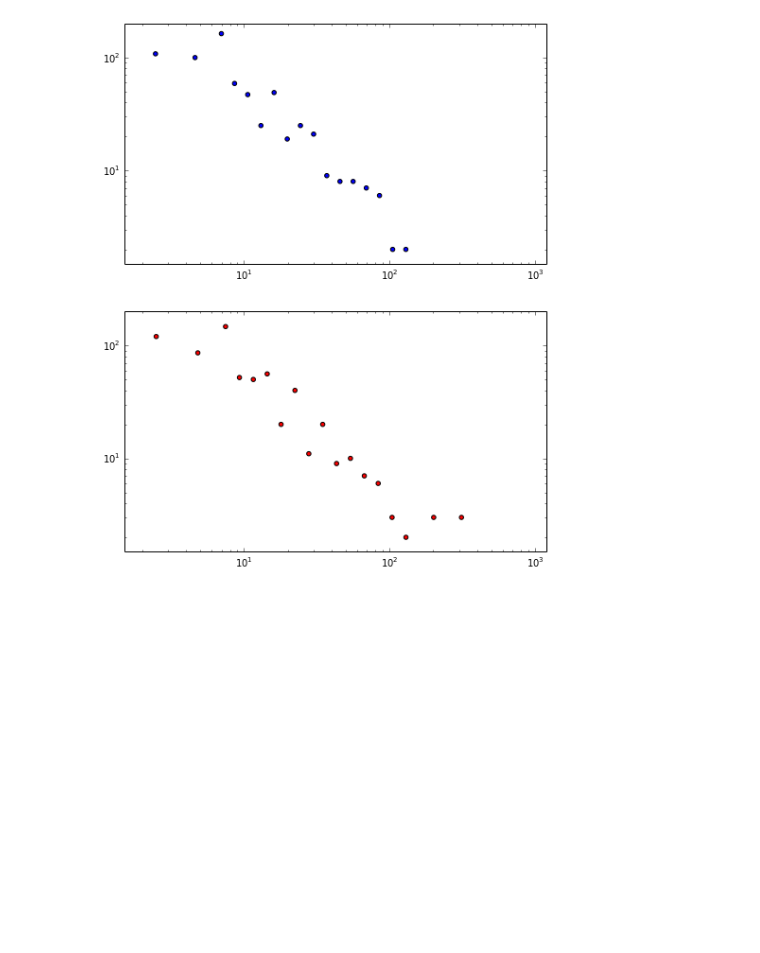
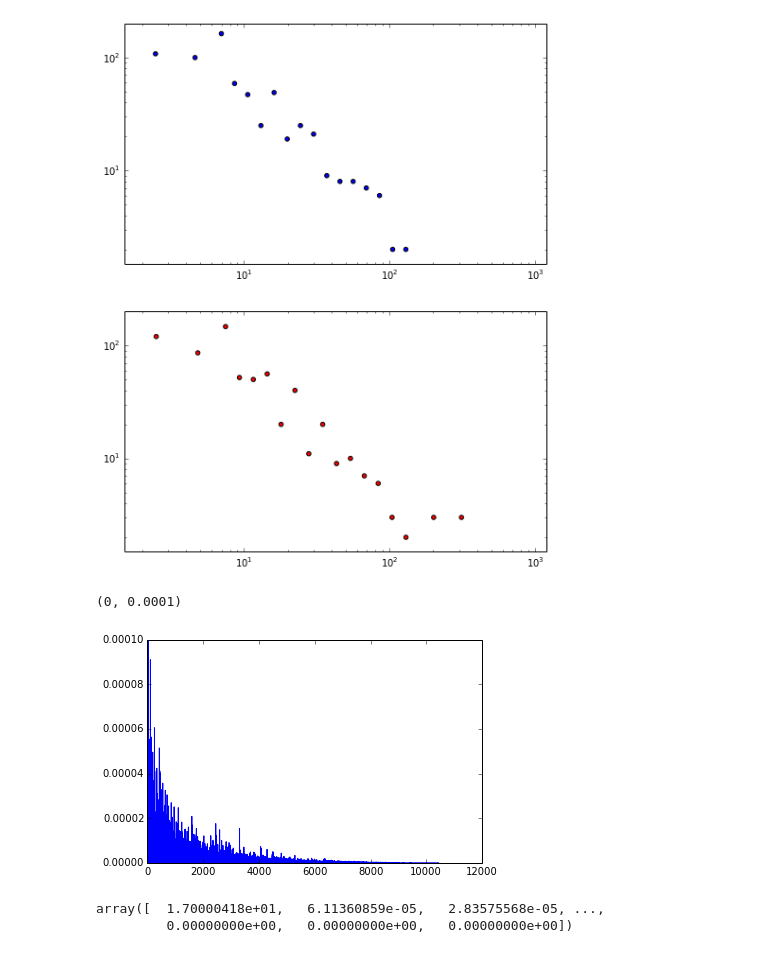
Before and after one commit to forrestsheldon/memNets, a Jupyter notebook: Memristor_Fuse_Data.ipynb, the cells around one changed output. Drawn from its saved outputs; the diff is of its cells as text; code cells hidden in the pictures; blank space fills up the shorter version.

```diff
--- a/Memristor_Fuse_Data.ipynb
+++ b/Memristor_Fuse_Data.ipynb
@@ -240,3 +304,17 @@ for a in ax:
  a.set_ylim(1.5, 200)
 # %% [output]
 [figure]
+# %%
+cond = L128_p6_ON1_1['conductivities']
+Delta_cond = np.ediff1d(cond)
+fig, ax = plt.subplots()
+ax.plot(Delta_cond)
+ax.set_ylim(0, 1e-4)
+# %% [output]
+(0, 0.0001)
+[figure, added]
+# %%
+Delta_cond
+# %% [output]
+array([  1.70000418e+01,   6.11360859e-05,   2.83575568e-05, ...,
+         0.00000000e+00,   0.00000000e+00,   0.00000000e+00])
```
Also changed, not shown: parts of 5 cells of this notebook.
